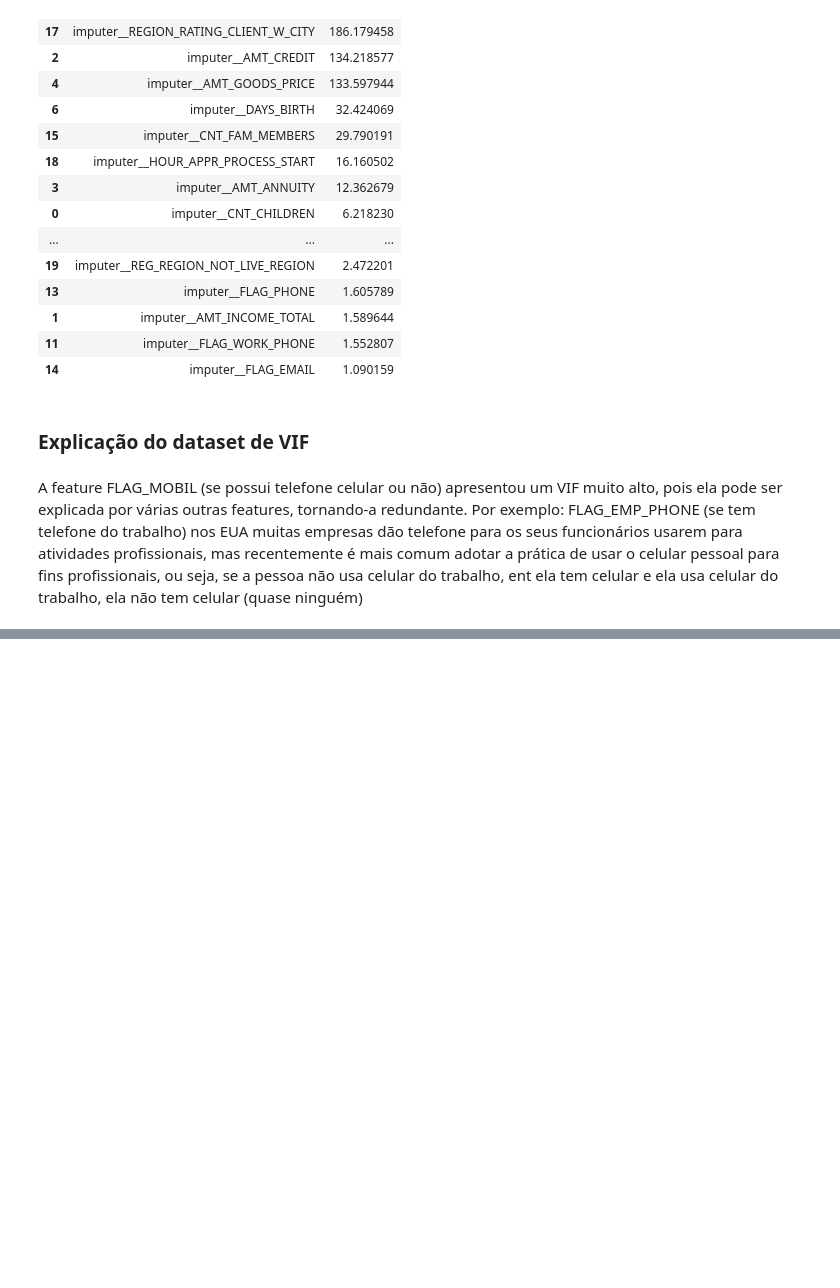
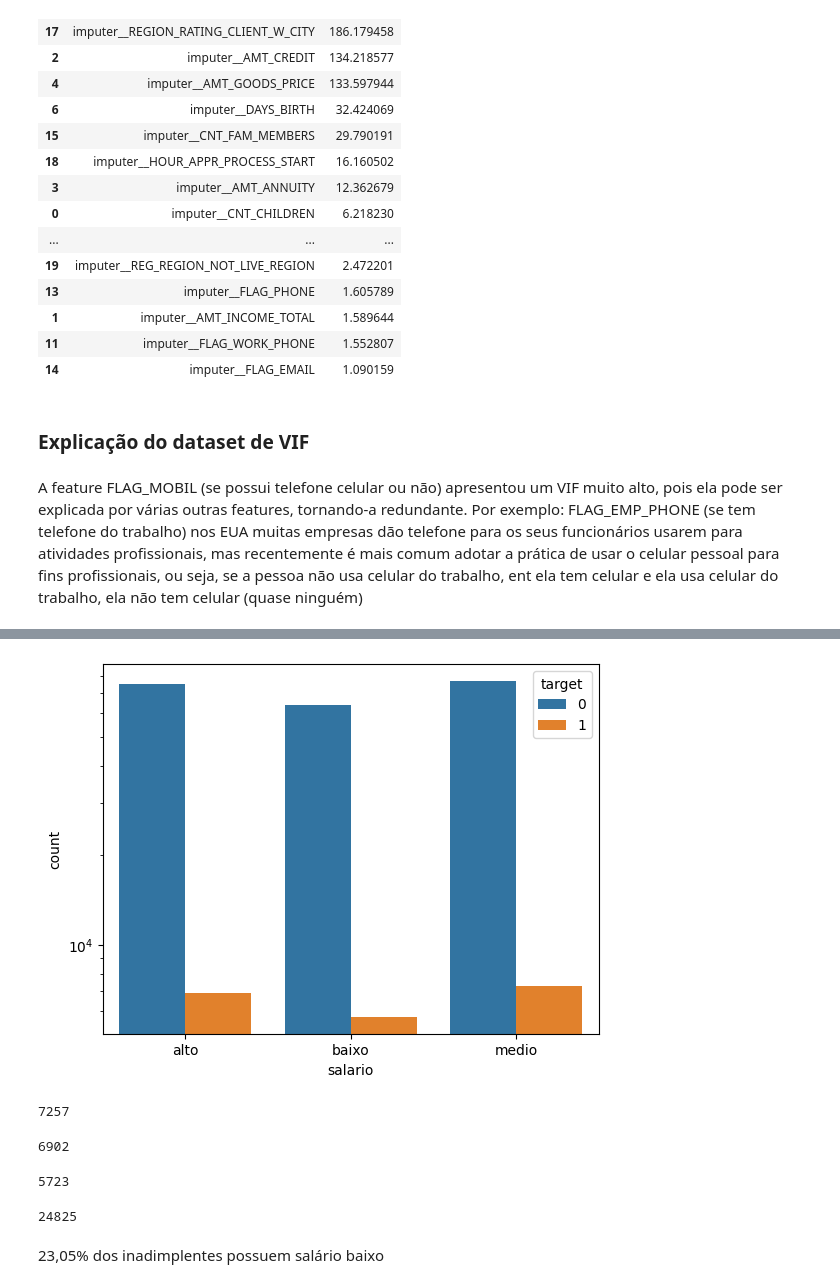
Before and after one commit to Pablo-Sant/project_credit_risk, a Jupyter notebook: notebooks/01-eda_application.ipynb, the cells around one changed output, grey strips where cells are left out. Drawn from its saved outputs; the diff is of its cells as text; code cells hidden in the pictures; blank space fills up the shorter version.

```diff
--- a/notebooks/01-eda_application.ipynb
+++ b/notebooks/01-eda_application.ipynb
@@ -853,0 +987,24 @@ A feature FLAG_MOBIL (se possui telefone celular ou não) apresentou um VIF muit
+# %%
+sns.countplot(data=salario_target, x='salario', hue='target')
+plt.yscale('log')
+plt.show()
+# %% [output]
+[figure, added]
+# %%
+salario_target.loc[(salario_target['salario'] == 'medio') & (salario_target['target'] == 1)].shape[0]
+# %% [output]
+7257
+# %%
+salario_target.loc[(salario_target['salario'] == 'alto') & (salario_target['target'] == 1)].shape[0]
+# %% [output]
+6902
+# %%
+salario_target.loc[(salario_target['salario'] == 'baixo') & (salario_target['target'] == 1)].shape[0]
+# %% [output]
+5723
+# %%
+salario_target.loc[salario_target['target'] == 1].shape[0]
+# %% [output]
+24825
+# %% [markdown]
+23,05% dos inadimplentes possuem salário baixo
```
Also changed, not shown: parts of 60 cells of this notebook.
